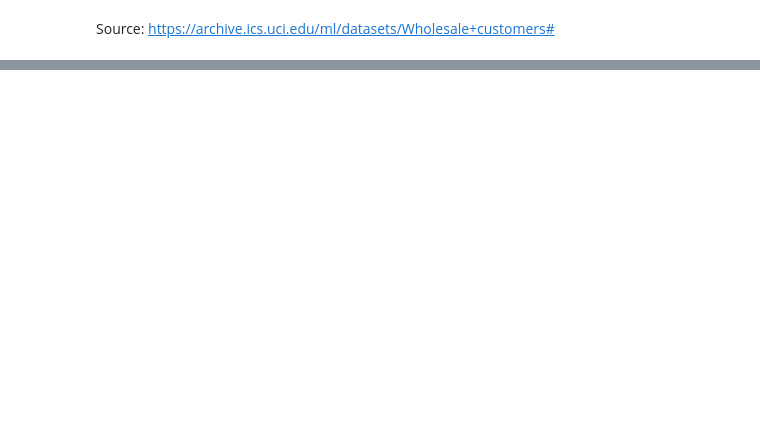
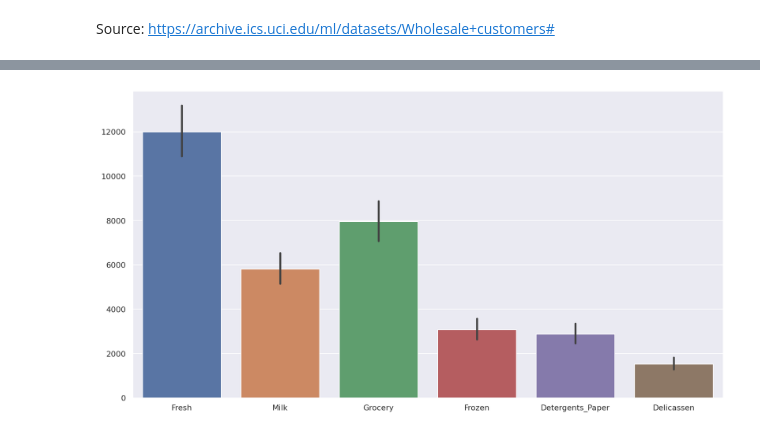
Before and after one commit to ahmadsadeed/COGS109_Project, a Jupyter notebook: project.ipynb, the cells around one changed output, grey strips where cells are left out. Cells and saved outputs as stored; diff of their text form; code cells hidden in the pictures; blank space fills up the shorter version.

Commit message:
Some preprocessing and analysis

```diff
--- a/project.ipynb
+++ b/project.ipynb
@@ -7,3 +5,25 @@ import pandas as pd
+# %%
+import numpy as np
+import pandas as pd
+import seaborn as sns
+sns.set()
+import matplotlib.pyplot as plt
+import plotly.express as explot
+import itertools
+import warnings
+
+from sklearn.decomposition import PCA
+from sklearn.mixture import GaussianMixture
+from sklearn.cluster import KMeans
+
+from sklearn.preprocessing import StandardScaler, PowerTransformer
+from sklearn import metrics
+from sklearn.metrics import silhouette_score
+from scipy.stats import boxcox, probplot, norm, shapiro
+
+%matplotlib inline
+%config InlineBackend.figure_format = 'retina'
+warnings.filterwarnings("ignore")
 # %%
 data = pd.read_csv('/content/drive/MyDrive/Colab Notebooks/COGS109/Wholesale_customers_data.csv')
 # %%
@@ -13 +38,7 @@ data.shape
+# %%
+# store Channel column. Could be used as labels for the dataset?
+Y = data['Channel']
+
+# Change this if planning to use these 2 columns
+data.drop(['Region', 'Channel'], axis = 1, inplace = True)
 # %%
@@ -28,0 +70,6 @@ data
+# %%
+plt.figure(figsize = (15,8))
+sns.barplot(data=data)
+plt.show()
+# %% [output]
+[figure, added]
```
Also changed, not shown: parts of 24 cells of this notebook.
